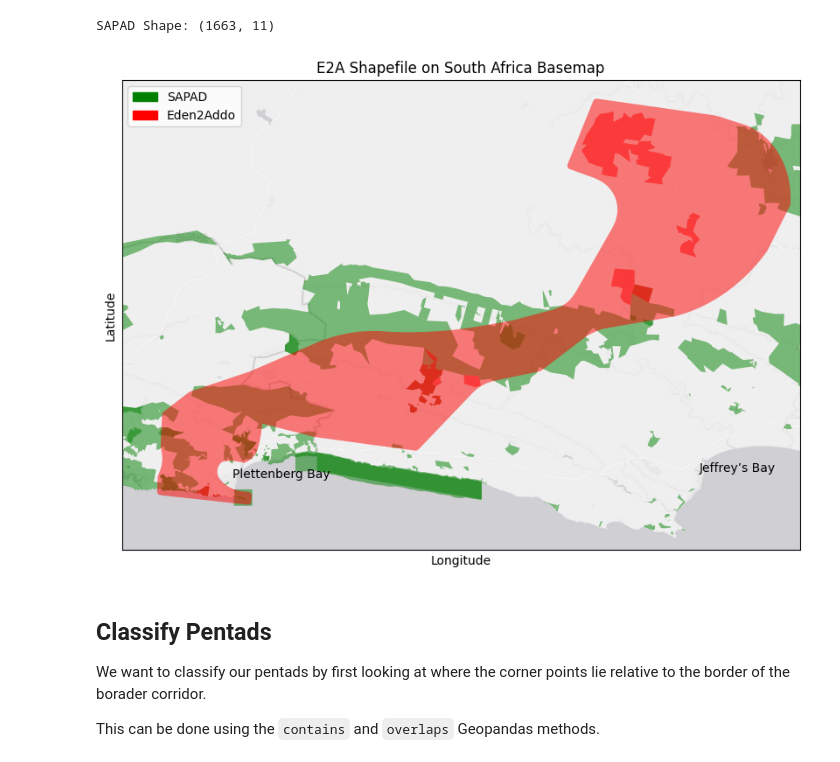
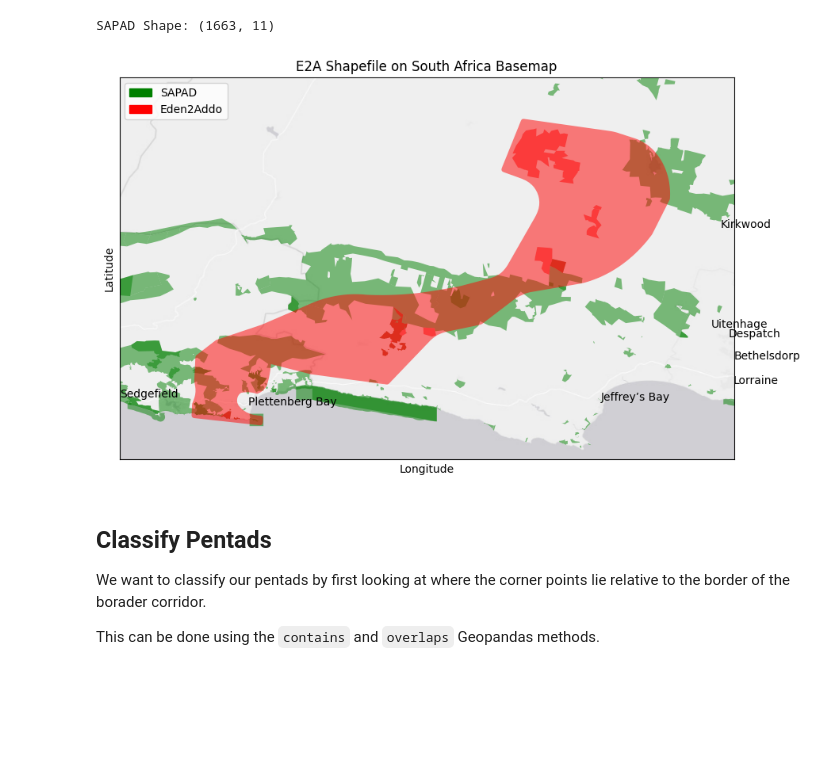
Before and after one commit to jardunn/ForTheBirds-EdenToAddo, a Jupyter notebook: forTheBirds_E2A.ipynb, the cells around one changed output. Drawn from its saved outputs; the diff is of its cells as text; code cells hidden in the pictures; blank space fills up the shorter version.

```diff
--- a/forTheBirds_E2A.ipynb
+++ b/forTheBirds_E2A.ipynb
@@ -87,42 +87,41 @@ from mpl_toolkits.basemap import Basemap
 # Assuming e2a_shape_df is already defined as in your previous code
 
 # Define the bounds of South Africa (adjust if needed)
-min_lon, min_lat = 23, -34.25#20, -34.25#23, -34.25 # approximate min longitude and latitude for South Africa
-max_lon, max_lat = 25.25, -32.95#30, -20#25.25, -32.95 # approximate max longitude and latitude for South Africa
+min_lon, min_lat = 22.8, -34.25#20, -34.25#23, -34.25 # approximate min longitude and latitude for South Africa
+max_lon, max_lat = 25.5, -32.85#30, -20#25.25, -32.95 # approximate max longitude and latitude for South Africa
 
 # Create the basemap
 fig, ax = plt.subplots(figsize=(10, 10))
 m = Basemap(llcrnrlon=min_lon, llcrnrlat=min_lat, urcrnrlon=max_lon, urcrnrlat=max_lat, resolution='i', projection='merc', epsg= 4326, ax=ax)
 m.arcgisimage(service='Canvas/World_Light_Gray_Base', xpixels=1000, verbose=False)  # Use ArcGIS image for better basemap
 
 # Add coastlines and other map features
 #m.drawcoastlines()
 #m.drawcountries()
 #m.drawmapboundary(fill_color='aqua')
 #m.fillcontinents()
 
 # Plot the e2a_shape_df data on the basemap
 SAPAD_shape_df.plot(ax=ax, color='green', alpha=0.5) # Plot the shapefile
 e2a_shape_df.plot(ax=ax, color='red', alpha=0.5) # Plot the shapefile
-#pentad_gdf[pentad_gdf.pentad == '3345_2350'].plot(ax=ax, color='green')
 #pentad_gdf[pentad_gdf.pentad == '3355_2350'].plot(ax=ax, color='blue')
 #pentad_gdf[pentad_gdf.pentad == '3400_2350'].plot(ax=ax, color='orange')
 
 addPlaceNames(town_names, (min_lon, min_lat), (max_lon, max_lat))
 
 # Add a title and labels
 plt.title('E2A Shapefile on South Africa Basemap')
 plt.xlabel('Longitude')
 plt.ylabel('Latitude')
 
 import matplotlib.patches as mpatches
 green_patch = mpatches.Patch(color='green', label='SAPAD')
 red_patch = mpatches.Patch(color='red', label='Eden2Addo')
 plt.legend(handles=[green_patch, red_patch], loc='upper left')
 
 plt.show()
 # %% [output]
-[figure, old version]
+[figure, new version]
 # %% [markdown]
 ## Classify Pentads
 We want to classify our pentads by first looking at where the corner points lie relative to the border of the borader corridor.
```
Also changed, not shown: parts of 29 cells of this notebook.
